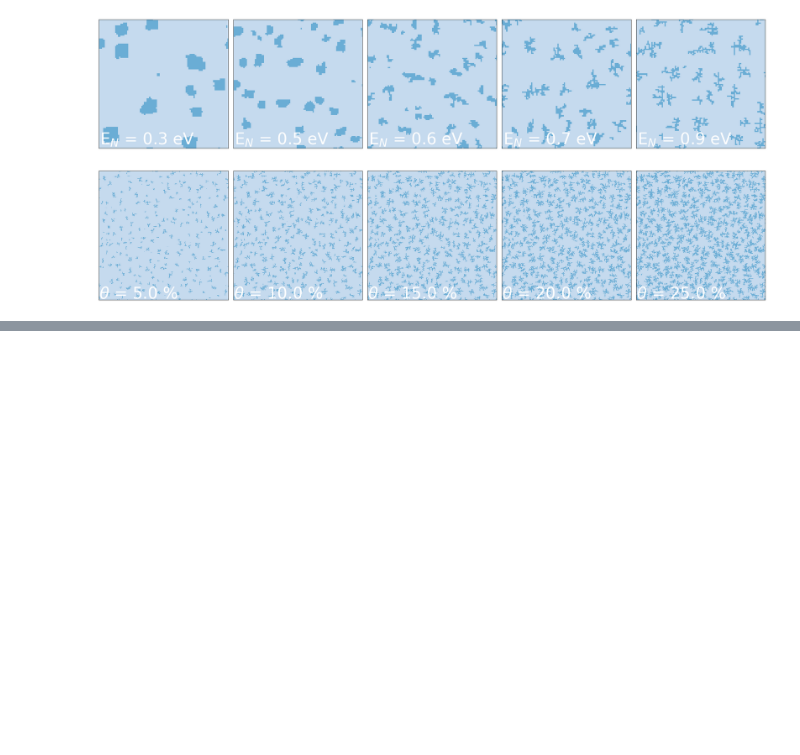
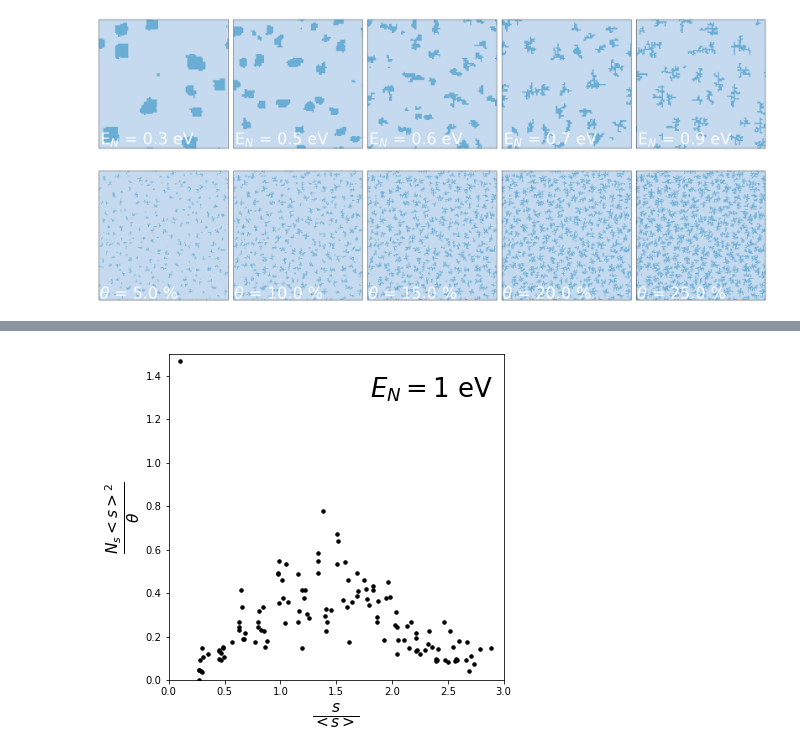
Before and after one commit to Titouan-Gadeyne/CMS-project, a Jupyter notebook: KMC Epitaxial Growth.ipynb, the cells around one changed output, grey strips where cells are left out. Drawn from its saved outputs; the diff is of its cells as text; code cells hidden in the pictures; blank space fills up the shorter version.

```diff
--- a/KMC Epitaxial Growth.ipynb
+++ b/KMC Epitaxial Growth.ipynb
@@ -17,7 +18,7 @@ h  = cst.physical_constants['Planck constant'][0]
 T  = 800       # Température (K)
 ES = 1.3 * eV  # Energie atome-substrat (eV)
 EN = 0.3 * eV  # Energie atome-voisin (eV)
-L  = 300       # Nombre d'atomes sur une ligne de la grille
+L  = 100       # Nombre d'atomes sur une ligne de la grille
 theta = 0.25    # Coverage
 
 "PROBABILITES"
@@ -195,9 +196,9 @@ def KMC():
         if ((S+1) % 10) == 0: # Suivre l'avancée du calcul
             print('Atomes déposés: '+str(S+1))
 
-        if (100*(S+1)/(L**2) % 5) == 0: # Si coverage multiple de 5
+        if (100*(S+1)/(L**2) % 2.5) == 0: # Si coverage multiple de 2.5
             print('Coverage: '+str(100*(S+1)/(L**2)))
-            np.savetxt('L='+str(L)+'F='+str(F)+'T='+str(T)+'theta='+str(100*(S+1)/(L**2))+'EN='+str(EN/eV)+'.txt', H)
+            np.savetxt('L='+str(L)+'F='+str(F)+'T='+str(T)+'theta='+str(100*(S+1)/(L**2))+'EN='+str(EN/eV)+'run'+str(ppp)+'.txt', H)
 
         'Diffusion'
         t = 0             # reset le compteur de temps
@@ -464,0 +466,69 @@ Theta sum:0.017681068983675618
+# %%
+thetalist = [5.0, 7.5, 10.0, 12.5, 15.0, 17.5, 20.0, 22.5, 25.0]
+
+fig, ax = plt.subplots(figsize=(6,6))
+
+for i in range(len(thetalist)):
+
+
+    thetaval = thetalist[i]
+
+    sizes = []
+
+    for ppp in range(0,9):
+
+        Hmap = np.loadtxt('L=100F=0.1T=800theta='+str(thetaval)+'EN=0.3run'+str(ppp)+'.txt')
+
+        graph = np.where(Hmap > 0,1,0) # graphe des ilôts: 1 si h>0, 0 sinon
+
+        structure = [[0,1,0],[1,1,1],[0,1,0]]  # connection filter: les atomes doivent se toucher par une arête !
+
+        'Trouver les composantes connexes'
+        label_image, ncomponents = label(graph, structure)
+
+        'Appliquer les conditions périodiques'
+        for y in range(label_image.shape[0]):
+            if label_image[y, 0] > 0 and label_image[y, -1] > 0:
+                label_image[label_image == label_image[y, -1]] = label_image[y, 0]
+        for x in range(label_image.shape[1]):
+            if label_image[0, x] > 0 and label_image[-1, x] > 0:
+                label_image[label_image == label_image[-1, x]] = label_image[0, x]
+
+
+        "Distribution des tailles d'ilôts"
+        for compo in range(1, np.max(label_image)+1):
+            size = np.sum(np.where(label_image==compo,1,0))
+            if size != 0:
+                sizes.append(size)
+
+    mean = np.mean(sizes) # smean
+    print(mean)
+    normsizes=sizes/mean
+
+    histY, histX = np.histogram(normsizes, bins=15) # histY = nb of islands in a bin on the s/smean scale
+
+    deltaX = histX[1] - histX[0] # taille de la bin sur l'axe s/smean
+    histX = histX[:-1]+deltaX/2  # positions des milieux des bins
+
+    histY = histY / (deltaX*mean) # normaliser l'histogramme par la taille de la bin sur l'axe s
+
+    Ns = histY / (100**2) / 9 # Passer de nombre à densité surfacique
+
+    print('Theta sum:'+str(np.sum(Ns*histX*mean))) # recalculer theta (vérif)
+
+    normNs = Ns * mean**2 / (thetaval/100)
+
+    ax.scatter(histX, normNs, s=12, color='k')
+
+    #ax.scatter(thetaval, mean)
+
+
+ax.set_xlabel(r'$\frac{s}{<s>}$', fontsize=22)
+ax.set_ylabel(r'$\frac{N_s <s>^2}{\theta}$', fontsize=22)
+ax.set_xlim(0, 3)
+ax.set_ylim(0, 1.5)
+
+ax.text(1.8, 1.3, r'$E_N = 1$ eV', fontsize=26, color='k')
+
+plt.show()
+# %% [output]
@@ -464,0 +553 @@ Theta sum:0.017681068983675618
+[figure, added]
```
Also changed, not shown: parts of 4 cells of this notebook, 1 other file.
